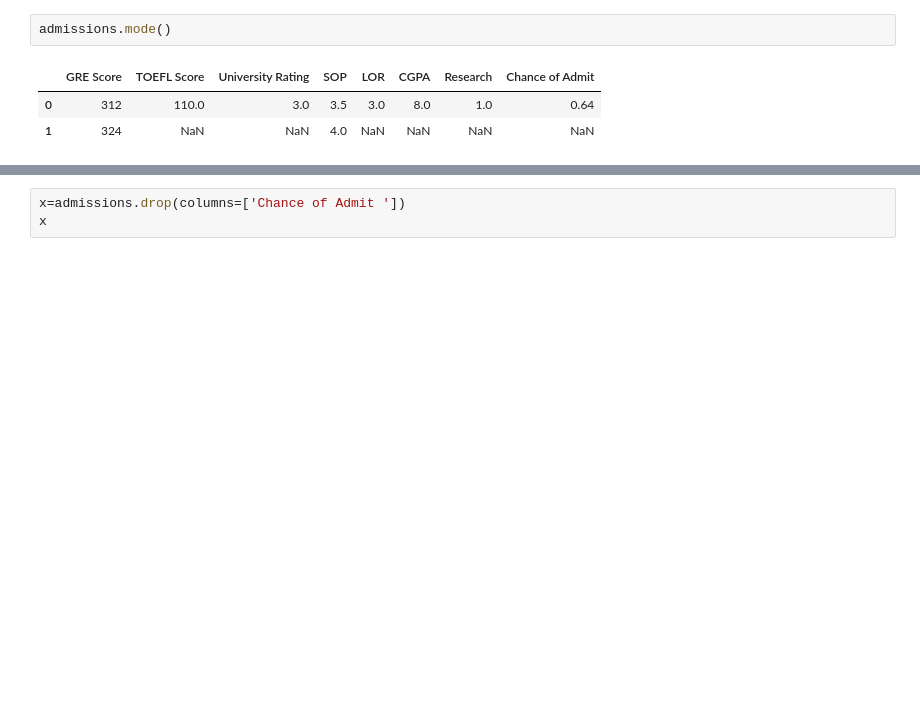
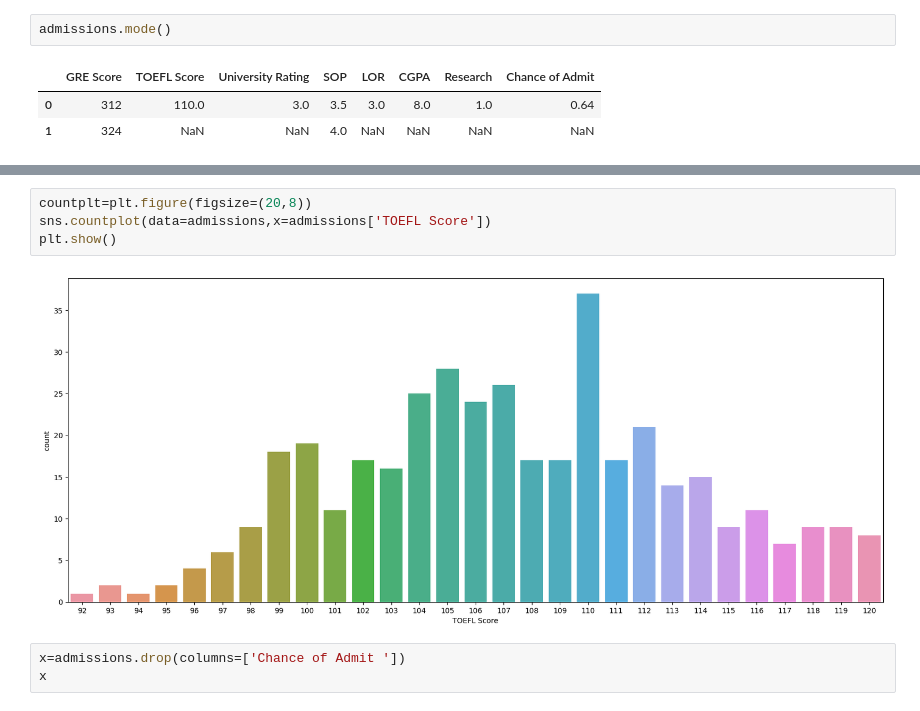
Before and after one commit to Neevs1/ML-practicals, a Jupyter notebook: Assignment 3/Assignment3.ipynb, the cells around one changed output, grey strips where cells are left out. Drawn from its saved outputs; the diff is of its cells as text; blank space fills up the shorter version.

```diff
--- a/Assignment 3/Assignment3.ipynb
+++ b/Assignment 3/Assignment3.ipynb
@@ -92,3 +105,9 @@ admissions.mode()
+# %%
+countplt=plt.figure(figsize=(20,8))
+sns.countplot(data=admissions,x=admissions['TOEFL Score'])
+plt.show()
+# %% [output]
+[figure, added]
 # %%
 x=admissions.drop(columns=['Chance of Admit '])
 x
```
Also changed, not shown: parts of 12 cells of this notebook.
